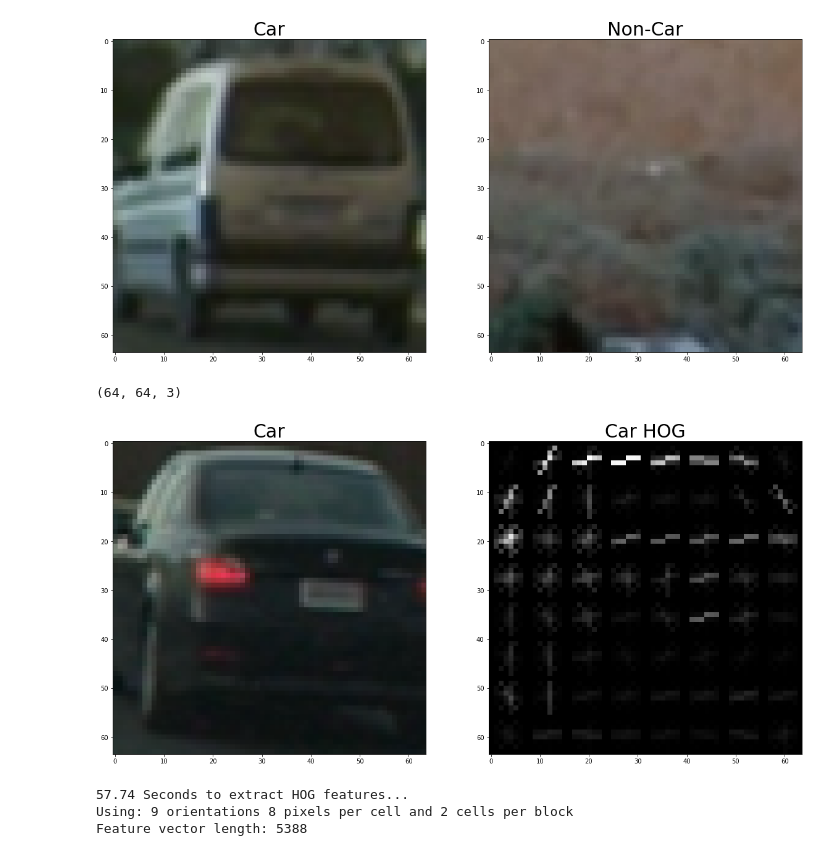
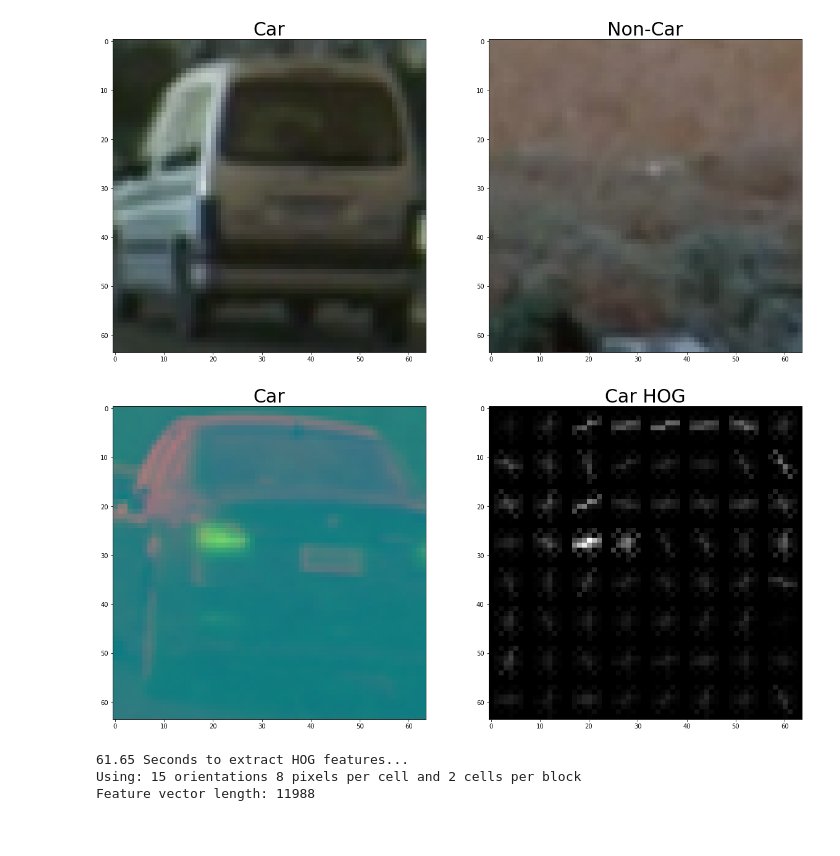
Before and after one commit to mi7flat5/Vehicle_Detection, a Jupyter notebook: Image_processing_classification.ipynb, the cells around one changed output. Saved outputs shown, nothing was run; the diff lists cells and outputs as text; code cells hidden in the pictures.

```diff
--- a/Image_processing_classification.ipynb
+++ b/Image_processing_classification.ipynb
@@ -179,36 +179,33 @@ def slide_window(img, x_start_stop=[None, None], y_start_stop=[None, None],
     return window_list
 # %%
 car_image = mpimg.imread(car_images[0])
-print(car_image.shape)
+car_image = cv2.cvtColor(car_image, cv2.COLOR_RGB2YCrCb)
+
 _, car_hog = get_hog_features(car_image[:,:,2],9, 8, 2, vis=True, feature_vec=True)
 
 f, (ax1, ax2) = plt.subplots(1, 2, figsize=(20,10))
 ax1.imshow(car_image)
 ax1.set_title('Car', fontsize=30)
 ax2.imshow(car_hog,cmap = 'gray')
 ax2.set_title('Car HOG', fontsize=30)
 plt.savefig('Hog_Features.jpg')
 # %% [output]
-(64, 64, 3)
-[figure, old version]
+[figure, new version]
 # %%
 # Feature extraction parameters
 color_space = 'YCrCb' # Can be RGB, HSV, LUV, HLS, YUV, YCrCb
-orient = 9
+orient = 15
 pix_per_cell = 8
 cell_per_block = 2
 hog_channel = 'ALL' # Can be 0, 1, 2, or "ALL"
 
 
-
-
-
-spatial_size = (4, 4) # Spatial binning dimensions
-hist_bins = 16    # Number of histogram bins
+spatial_size = (32, 32) # Spatial binning dimensions
+hist_bins = 32    # Number of histogram bins
 spatial_feat = True # Spatial features on or off
 hist_feat = True # Histogram features on or off
 hog_feat = True # HOG features on or off
-y_start_stop = [400, 650] # Min and max in y to search in slide_window()
+y_start_stop = [380, 700] # Min and max in y to search in slide_window()
 
 
 t = time.time()
@@ -247,9 +244,9 @@ print('Using:',orient,'orientations',pix_per_cell,
     'pixels per cell and', cell_per_block,'cells per block')
 print('Feature vector length:', len(X_train[0]))
 # %% [output]
-57.74 Seconds to extract HOG features...
-Using: 9 orientations 8 pixels per cell and 2 cells per block
-Feature vector length: 5388
+61.65 Seconds to extract HOG features...
+Using: 15 orientations 8 pixels per cell and 2 cells per block
+Feature vector length: 11988
 # %%
 # Use a linear SVC
 svc = LinearSVC()
```
Also changed, not shown: parts of 10 cells of this notebook, 10 other files.
